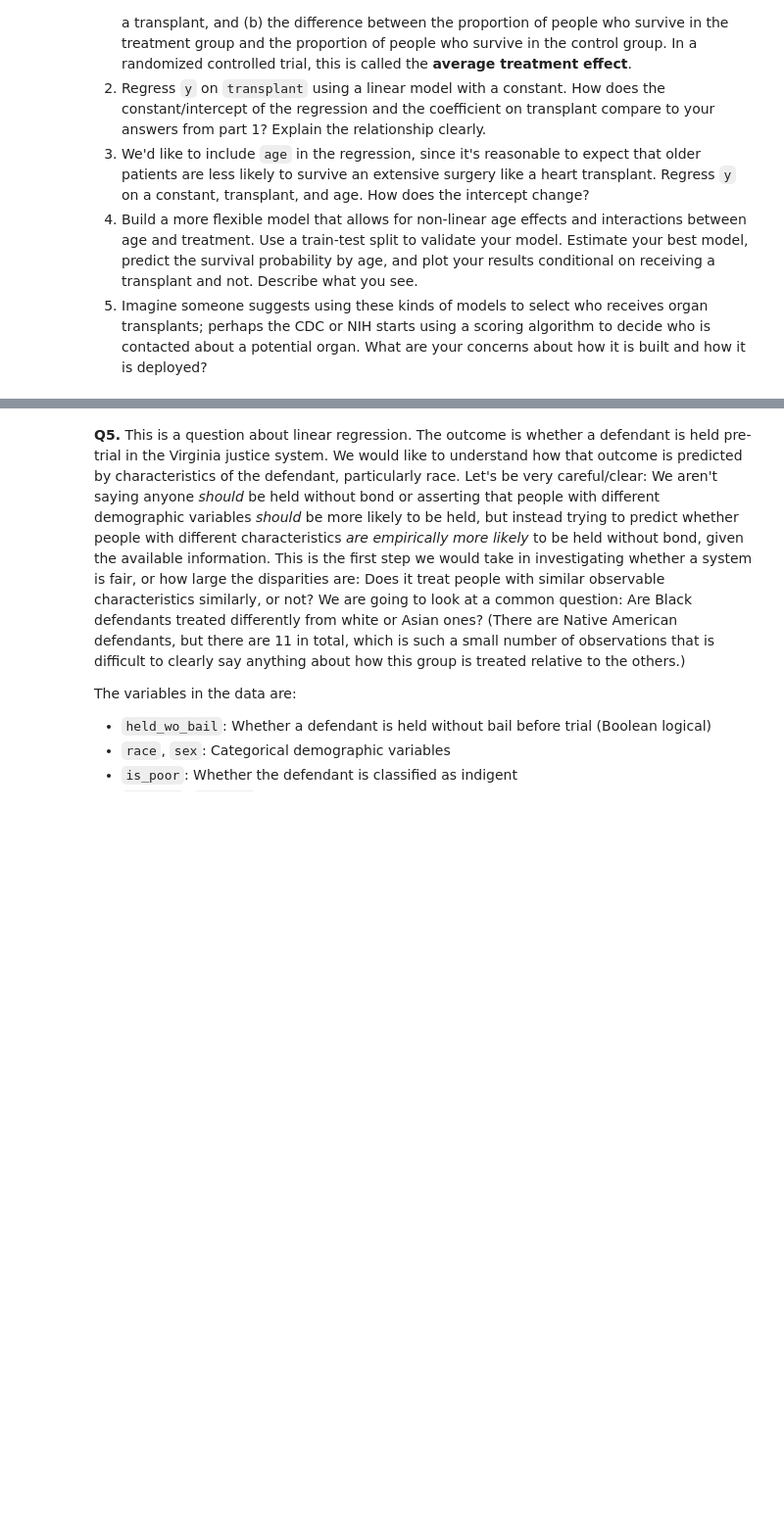
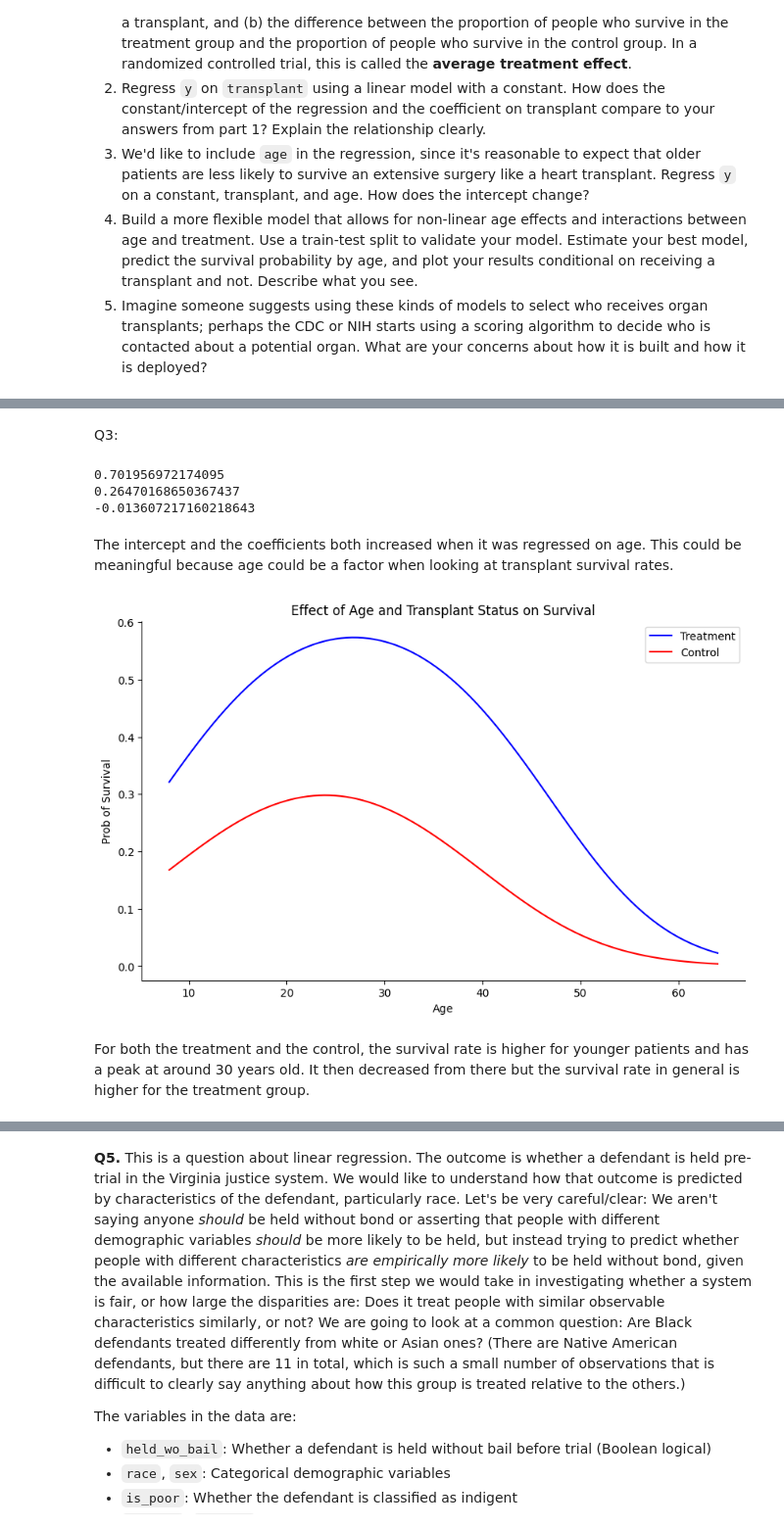
Before and after one commit to corinnefog/linearModels, a Jupyter notebook: assignment/assignment.ipynb, the cells around one changed output, grey strips where cells are left out. Shown at 98% size. Drawn from its saved outputs; the diff is of its cells as text; code cells hidden in the pictures; blank space fills up the shorter version.

```diff
--- a/assignment/assignment.ipynb
+++ b/assignment/assignment.ipynb
@@ -232,3 +241,6 @@ Since a heart transplant is a dangerous operation and even people who successful
 3. We'd like to include `age` in the regression, since it's reasonable to expect that older patients are less likely to survive an extensive surgery like a heart transplant. Regress `y` on a constant, transplant, and age. How does the intercept change?
 4. Build a more flexible model that allows for non-linear age effects and interactions between age and treatment. Use a train-test split to validate your model. Estimate your best model, predict the survival probability by age, and plot your results conditional on receiving a transplant and not. Describe what you see.
 5. Imagine someone suggests using these kinds of models to select who receives organ transplants; perhaps the CDC or NIH starts using a scoring algorithm to decide who is contacted about a potential organ. What are your concerns about how it is built and how it is deployed?
+# %%
+df = pd.read_csv('~/linearModels/assignment/data/heart_hw.csv')
+df.head()
@@ -234,0 +268,13 @@ Since a heart transplant is a dangerous operation and even people who successful
+# %%
+df['transplant_regress'] = (df['transplant'] == 'treatment').astype(int)
+X = df['transplant_regress'].values.reshape(-1, 1)
+y = df['y'].values
+
+model = LinearRegression()
+model.fit(X, y)
+
+intercept = model.intercept_
+coef = model.coef_[0]
+
+print(intercept)
+print(coef)
@@ -234,0 +286,58 @@ Since a heart transplant is a dangerous operation and even people who successful
+# %% [markdown]
+Q3:
+# %%
+X2 = df[['transplant_regress', 'age']]
+y = df['y']
+
+model2 = LinearRegression()
+model2.fit(X2, y)
+
+intercept2 = model2.intercept_
+coef2 = model2.coef_[0]
+coef_age = model2.coef_[1]
+print(intercept2)
+print(coef2)
+print(coef_age)
+# %% [output]
+0.701956972174095
+0.26470168650367437
+-0.013607217160218643
+# %% [markdown]
+The intercept and the coefficients both increased when it was regressed on age. This could be meaningful because age could be a factor when looking at transplant survival rates.
+# %%
+from sklearn.preprocessing import PolynomialFeatures
+from sklearn.linear_model import LogisticRegression
+
+poly = PolynomialFeatures(degree=2, include_bias=False)
+X_poly = poly.fit_transform(df[['transplant_regress', 'age']])
+
+X_train, X_test, y_train, y_test = train_test_split(X_poly, df['y'], test_size=0.3, random_state=42)
+
+model3 = LogisticRegression(max_iter=1000)
+model3.fit(X_train, y_train)
+
+y_pred = model3.predict_proba(X_test)[:, 1]
+
+age_range = np.linspace(df['age'].min(), df['age'].max(), 100)
+transplant_dummy = np.ones_like(age_range)
+control_dummy = np.zeros_like(age_range)
+
+X_treatment = poly.transform(np.column_stack((transplant_dummy, age_range)))
+X_control = poly.transform(np.column_stack((control_dummy, age_range)))
+
+prob_treatment = model3.predict_proba(X_treatment)[:, 1]
+prob_control = model3.predict_proba(X_control)[:, 1]
+
+plt.figure(figsize=(10, 6))
+plt.plot(age_range, prob_treatment, label='Treatment', color='blue')
+plt.plot(age_range, prob_control, label='Control', color='red')
+plt.xlabel('Age')
+plt.ylabel('Prob of Survival')
+plt.title('Effect of Age and Transplant Status on Survival')
+plt.legend()
+sns.despine()
+plt.show()
+# %% [output]
+[figure, added]
+# %% [markdown]
+For both the treatment and the control, the survival rate is higher for younger patients and has a peak at around 30 years old. It then decreased from there but the survival rate in general is higher for the treatment group.
```
Also changed, not shown: parts of 10 cells of this notebook.
